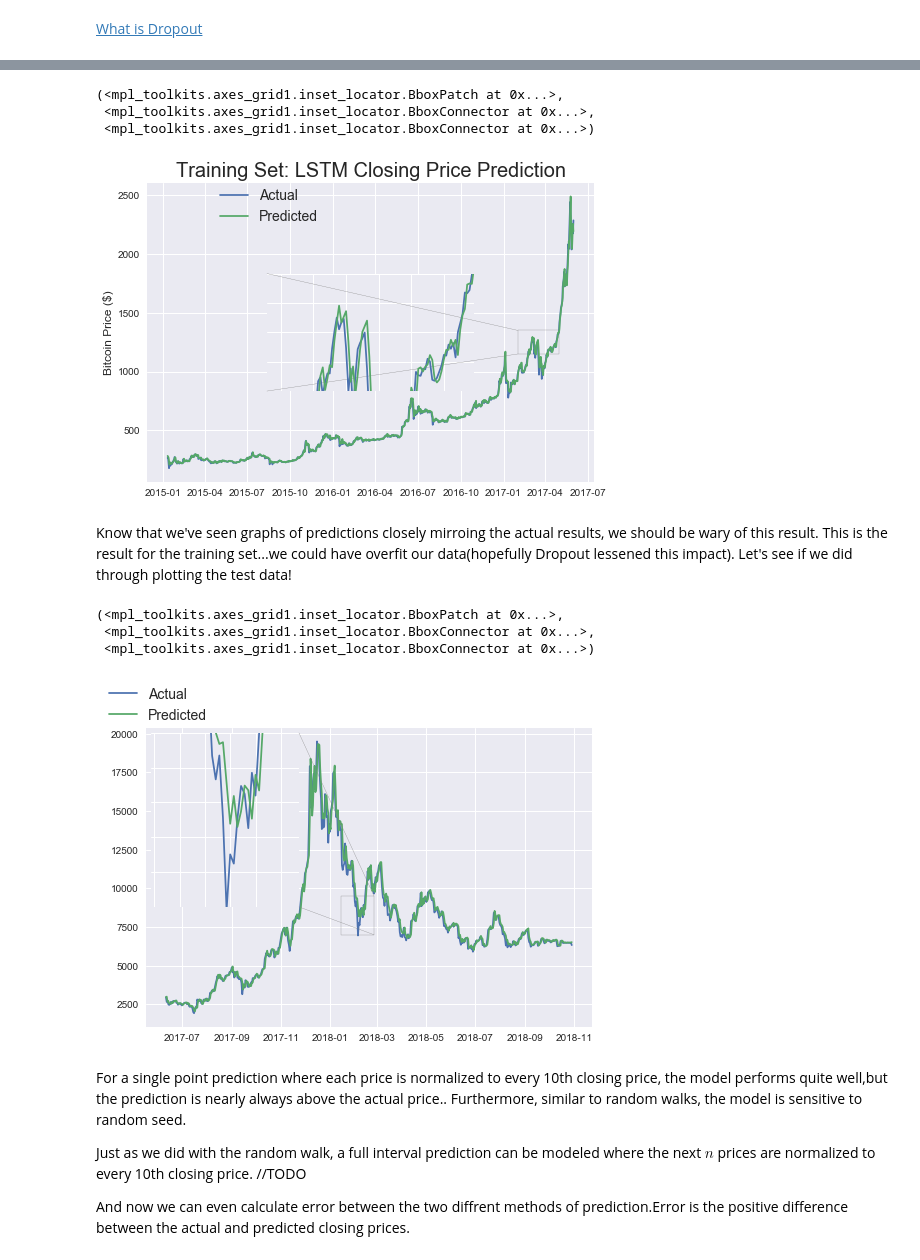
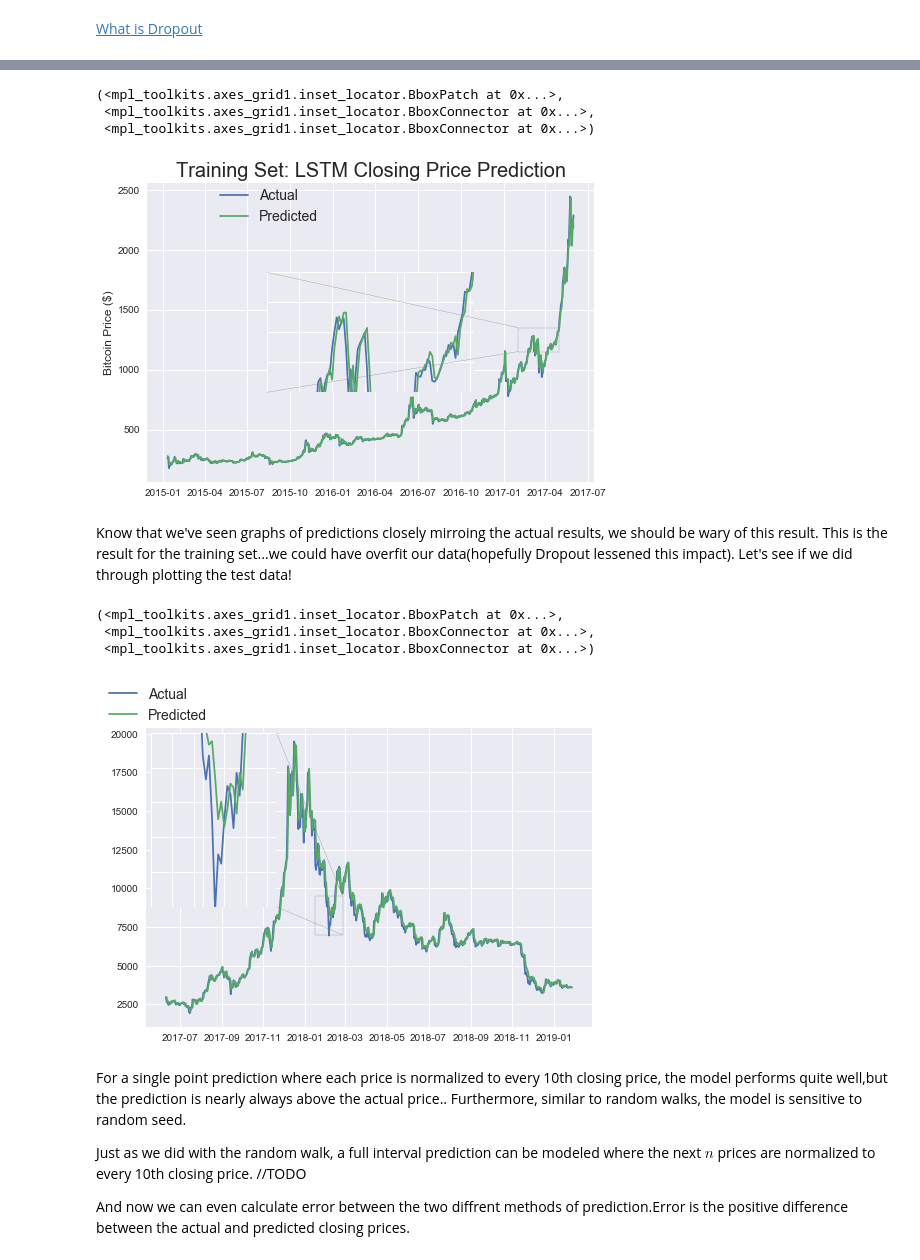
Before and after one commit to Viraj-Joshi/BitCoin-Price-Predictor, a Jupyter notebook: Bitcoin Price Predictor.ipynb, the cells around one changed output, grey strips where cells are left out. Saved outputs shown, nothing was run; the diff lists cells and outputs as text; code cells hidden in the pictures.

Commit message:
Add files via upload
fixed datetime.datetime issues with pandas

```diff
--- a/Bitcoin Price Predictor.ipynb
+++ b/Bitcoin Price Predictor.ipynb
@@ -402,22 +405,22 @@ plt.show()
 # %%
 fig, ax1 = plt.subplots(1,1)
 #1392 rows as of 10/24
-ax1.plot(bitcoin_info[bitcoin_info['Date']< split]['Date'][10:].astype(datetime.datetime),
+ax1.plot(bitcoin_info[bitcoin_info['Date']< split]['Date'][10:],
          training_set['bt_Close'][10:], label='Actual')
 #prediction will give normalized closing prices, so have to 'undo' that from operation calculating training outputs
 #remeber that [:-10] was needed because the dates were flipped
 #need [0] because transpose will give you an array of arrays
 #display((((np.transpose(bt_model.predict(training_input_neurons))+1)* training_set['bt_Close'].values[:-10])))
-ax1.plot(bitcoin_info[bitcoin_info['Date']< split]['Date'][10:].astype(datetime.datetime),
+ax1.plot(bitcoin_info[bitcoin_info['Date']< split]['Date'][10:],
          ((np.transpose(bt_model.predict(training_input_neurons))+1)* training_set['bt_Close'].values[:-10])[0], label='Predicted')
 ax1.legend(bbox_to_anchor=(0.15, 1), loc=2, borderaxespad=0., prop={'size': 14})
 ax1.set_title('Training Set: LSTM Closing Price Prediction',fontsize=20)
 ax1.set_ylabel('Bitcoin Price ($)',fontsize=12)
 
 axins = zoomed_inset_axes(ax1, 5, loc=10)
-axins.plot(bitcoin_info[bitcoin_info['Date']< split]['Date'][10:].astype(datetime.datetime),
+axins.plot(bitcoin_info[bitcoin_info['Date']< split]['Date'][10:],
          training_set['bt_Close'][10:], label='Actual')
-axins.plot(bitcoin_info[bitcoin_info['Date']< split]['Date'][10:].astype(datetime.datetime),
+axins.plot(bitcoin_info[bitcoin_info['Date']< split]['Date'][10:],
          ((np.transpose(bt_model.predict(training_input_neurons))+1)* training_set['bt_Close'].values[:-10])[0], label='Predicted')
 
 axins.set_xlim(datetime.date(2017,2,1), datetime.date(2017,5,1)) # apply the x-limits
@@ -429,32 +432,32 @@ mark_inset(ax1, axins, loc1=2, loc2=3, fc="none", ec="0.5")
 (<mpl_toolkits.axes_grid1.inset_locator.BboxPatch at 0x...>,
  <mpl_toolkits.axes_grid1.inset_locator.BboxConnector at 0x...>,
  <mpl_toolkits.axes_grid1.inset_locator.BboxConnector at 0x...>)
-[figure, old version]
+[figure, new version]
 # %% [markdown]
 Know that we've seen graphs of predictions closely mirroing the actual results, we should be wary of this result. This is the result for the training set...we could have overfit our data(hopefully Dropout lessened this impact). Let's see if we did through plotting the test data!
 # %%
 fig, ax1 = plt.subplots(1,1)
-ax1.plot(bitcoin_info[bitcoin_info['Date']>= split]['Date'][10:].astype(datetime.datetime),
+ax1.plot(bitcoin_info[bitcoin_info['Date']>= split]['Date'][10:],
          test_set['bt_Close'][10:], label='Actual')
-ax1.plot(bitcoin_info[bitcoin_info['Date']>= split]['Date'][10:].astype(datetime.datetime),
+ax1.plot(bitcoin_info[bitcoin_info['Date']>= split]['Date'][10:],
          ((np.transpose(bt_model.predict(test_input_neurons))+1)* test_set['bt_Close'].values[:-10])[0], label='Predicted')
 ax1.legend(bbox_to_anchor=(0.15, 1), loc=4, borderaxespad=0., prop={'size': 14})
 
 axins = zoomed_inset_axes(ax1, 4.5, loc=2)
-axins.plot(bitcoin_info[bitcoin_info['Date']>= split]['Date'][10:].astype(datetime.datetime),
+axins.plot(bitcoin_info[bitcoin_info['Date']>= split]['Date'][10:],
          test_set['bt_Close'][10:], label='Actual')
-axins.plot(bitcoin_info[bitcoin_info['Date']>= split]['Date'][10:].astype(datetime.datetime),
+axins.plot(bitcoin_info[bitcoin_info['Date']>= split]['Date'][10:],
          ((np.transpose(bt_model.predict(test_input_neurons))+1)* test_set['bt_Close'].values[:-10])[0], label='Predicted')
 axins.set_xlim(datetime.date(2018,1,15), datetime.date(2018,2,25)) # apply the x-limits
 axins.set_ylim(7000,9500) # apply the y-limits
 plt.xticks(visible=False)
 plt.yticks(visible=False)
 mark_inset(ax1, axins, loc1=1, loc2=4, fc="none", ec="0.5")
 # %% [output]
 (<mpl_toolkits.axes_grid1.inset_locator.BboxPatch at 0x...>,
  <mpl_toolkits.axes_grid1.inset_locator.BboxConnector at 0x...>,
  <mpl_toolkits.axes_grid1.inset_locator.BboxConnector at 0x...>)
-[figure, old version]
+[figure, new version]
 # %% [markdown]
 For a single point prediction where each price is normalized to every 10th closing price, the model performs quite well,but the prediction is nearly always above the actual price.. Furthermore, similar to random walks, the model is sensitive to random seed.
 
```
Also changed, not shown: parts of 16 cells of this notebook.
